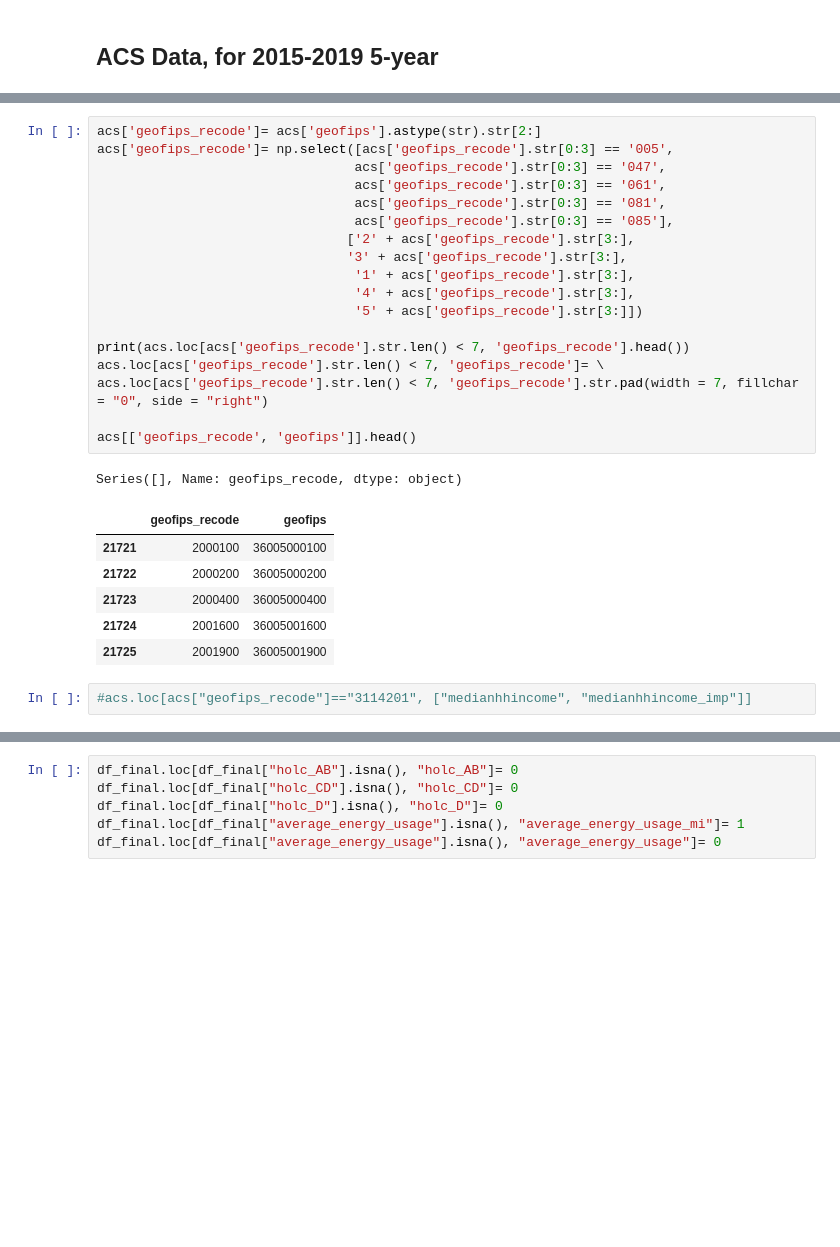
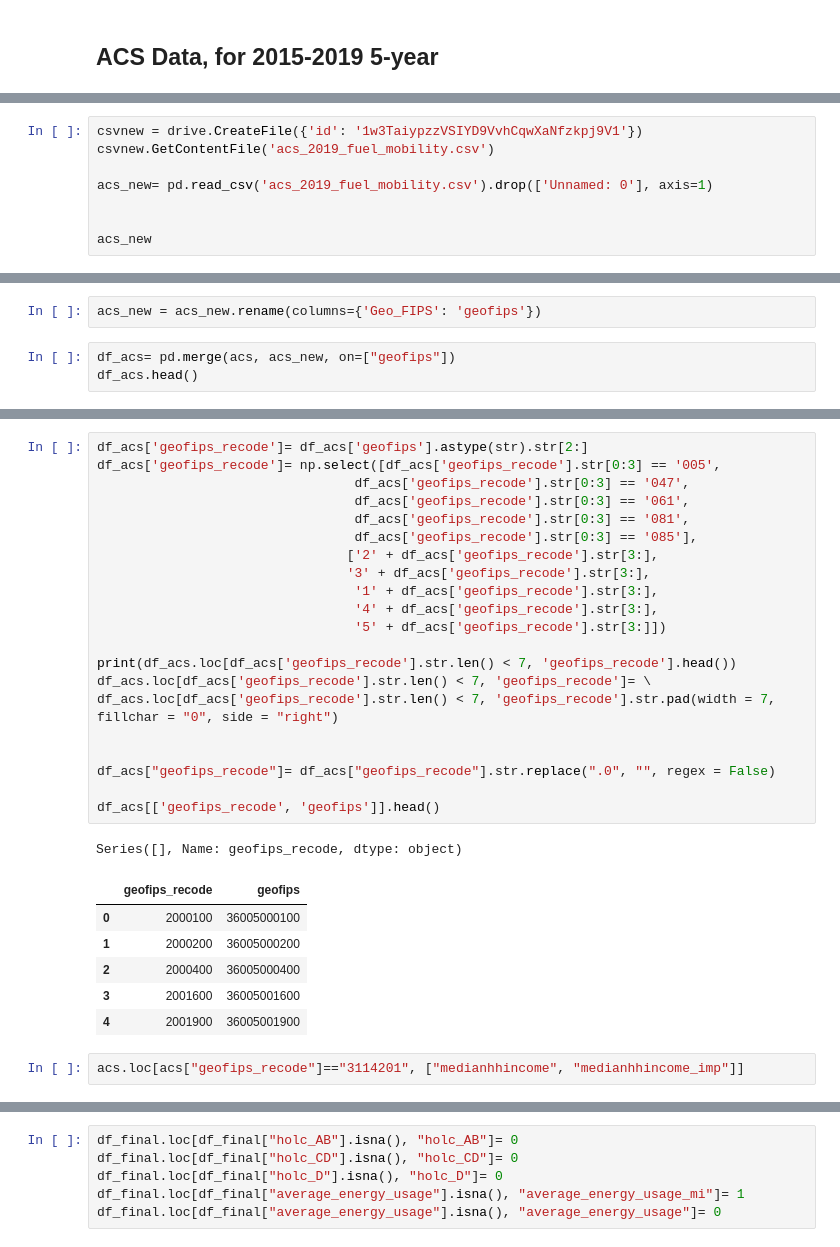
Before and after one commit to KaiElwood/machine-learning-final, a Jupyter notebook: code/01_merge_bbl.ipynb, the cells around one changed output, grey strips where cells are left out. Cells and saved outputs as stored; diff of their text form; blank space fills up the shorter version.

```diff
--- a/code/01_merge_bbl.ipynb
+++ b/code/01_merge_bbl.ipynb
@@ -329,0 +338,8 @@ acs.head()
+# %%
+csvnew = drive.CreateFile({'id': '1w3TaiypzzVSIYD9VvhCqwXaNfzkpj9V1'})
+csvnew.GetContentFile('acs_2019_fuel_mobility.csv')
+
+acs_new= pd.read_csv('acs_2019_fuel_mobility.csv').drop(['Unnamed: 0'], axis=1)
+
+
+acs_new
@@ -329,0 +360,5 @@ acs.head()
+# %%
+acs_new = acs_new.rename(columns={'Geo_FIPS': 'geofips'})
+# %%
+df_acs= pd.merge(acs, acs_new, on=["geofips"])
+df_acs.head()
@@ -330,30 +373,33 @@ acs.head()
 # %%
-acs['geofips_recode']= acs['geofips'].astype(str).str[2:]
-acs['geofips_recode']= np.select([acs['geofips_recode'].str[0:3] == '005',
-                                 acs['geofips_recode'].str[0:3] == '047',
-                                 acs['geofips_recode'].str[0:3] == '061',
-                                 acs['geofips_recode'].str[0:3] == '081',
-                                 acs['geofips_recode'].str[0:3] == '085'],
-                                ['2' + acs['geofips_recode'].str[3:],
-                                '3' + acs['geofips_recode'].str[3:],
-                                 '1' + acs['geofips_recode'].str[3:],
-                                 '4' + acs['geofips_recode'].str[3:],
-                                 '5' + acs['geofips_recode'].str[3:]])
+df_acs['geofips_recode']= df_acs['geofips'].astype(str).str[2:]
+df_acs['geofips_recode']= np.select([df_acs['geofips_recode'].str[0:3] == '005',
+                                 df_acs['geofips_recode'].str[0:3] == '047',
+                                 df_acs['geofips_recode'].str[0:3] == '061',
+                                 df_acs['geofips_recode'].str[0:3] == '081',
+                                 df_acs['geofips_recode'].str[0:3] == '085'],
+                                ['2' + df_acs['geofips_recode'].str[3:],
+                                '3' + df_acs['geofips_recode'].str[3:],
+                                 '1' + df_acs['geofips_recode'].str[3:],
+                                 '4' + df_acs['geofips_recode'].str[3:],
+                                 '5' + df_acs['geofips_recode'].str[3:]])
 
-print(acs.loc[acs['geofips_recode'].str.len() < 7, 'geofips_recode'].head())
-acs.loc[acs['geofips_recode'].str.len() < 7, 'geofips_recode']= \
-acs.loc[acs['geofips_recode'].str.len() < 7, 'geofips_recode'].str.pad(width = 7, fillchar = "0", side = "right")
+print(df_acs.loc[df_acs['geofips_recode'].str.len() < 7, 'geofips_recode'].head())
+df_acs.loc[df_acs['geofips_recode'].str.len() < 7, 'geofips_recode']= \
+df_acs.loc[df_acs['geofips_recode'].str.len() < 7, 'geofips_recode'].str.pad(width = 7, fillchar = "0", side = "right")
 
-acs[['geofips_recode', 'geofips']].head()
+
+df_acs["geofips_recode"]= df_acs["geofips_recode"].str.replace(".0", "", regex = False)
+
+df_acs[['geofips_recode', 'geofips']].head()
 # %% [output]
 Series([], Name: geofips_recode, dtype: object)
 |  | geofips_recode | geofips |
-| 21721 | 2000100 | 36005000100 |
-| 21722 | 2000200 | 36005000200 |
-| 21723 | 2000400 | 36005000400 |
-| 21724 | 2001600 | 36005001600 |
-| 21725 | 2001900 | 36005001900 |
+| 0 | 2000100 | 36005000100 |
+| 1 | 2000200 | 36005000200 |
+| 2 | 2000400 | 36005000400 |
+| 3 | 2001600 | 36005001600 |
+| 4 | 2001900 | 36005001900 |
 # %%
-#acs.loc[acs["geofips_recode"]=="3114201", ["medianhhincome", "medianhhincome_imp"]]
+acs.loc[acs["geofips_recode"]=="3114201", ["medianhhincome", "medianhhincome_imp"]]
 # %%
 df_ll84["boroct2010"]= df_ll84["boroct2010"].astype(str)
```
Also changed, not shown: parts of 18 cells of this notebook, 1 other file.
